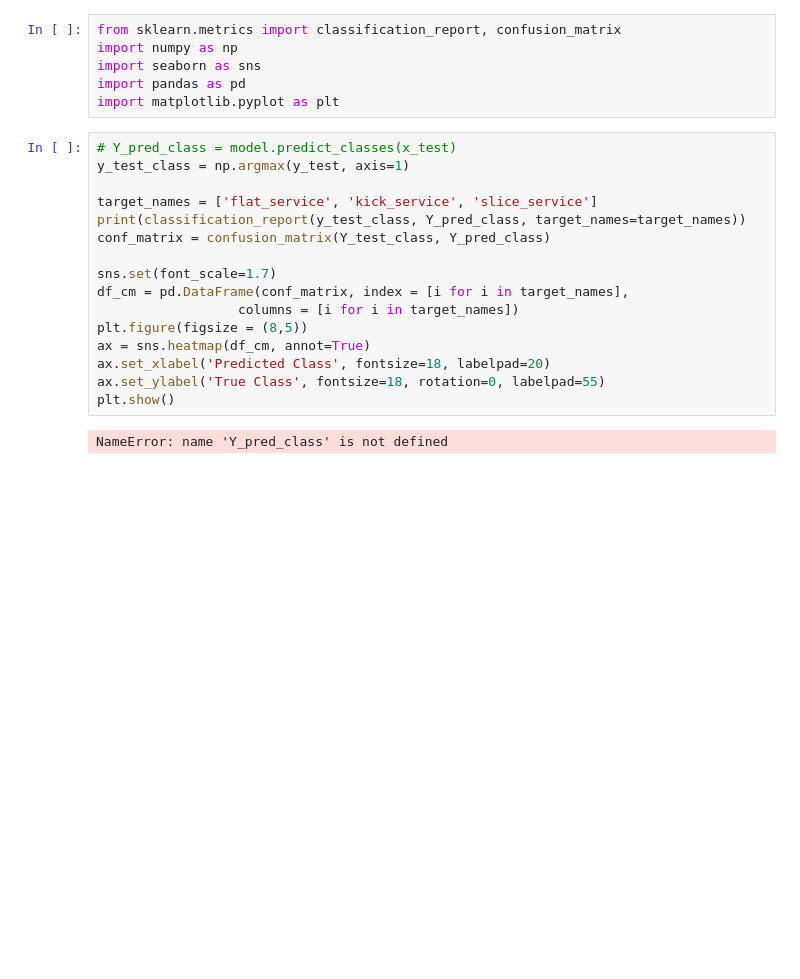
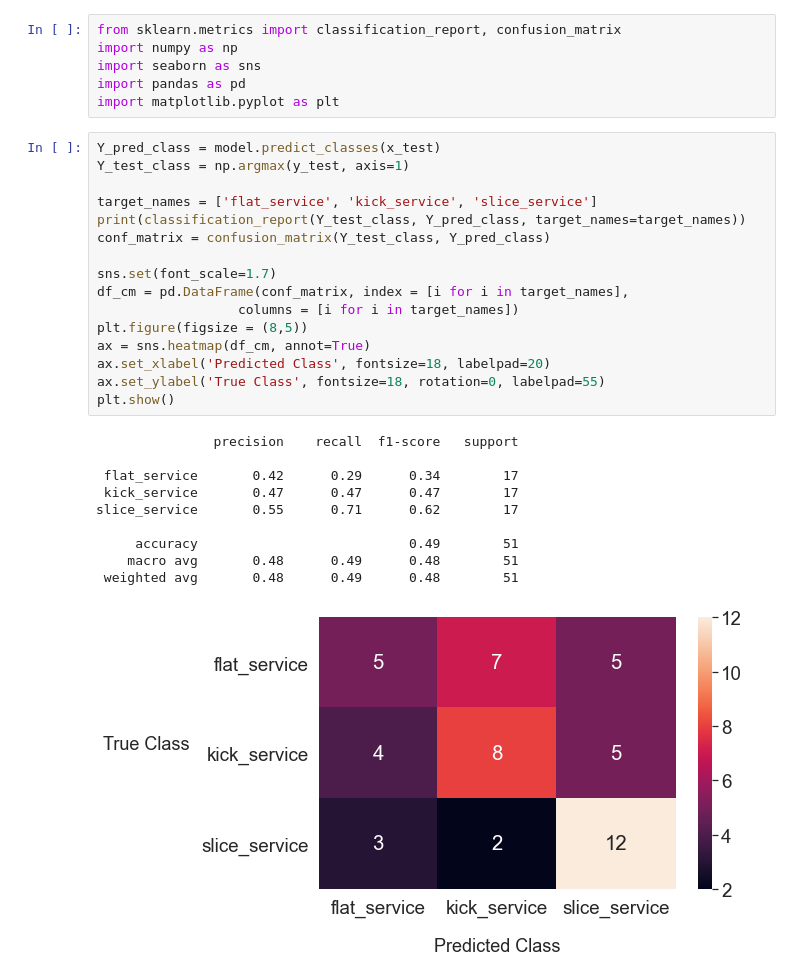
Before and after one commit to vxia777/tennis_serve_recognition, a Jupyter notebook: tune_hyperparams.ipynb, the cells around one changed output. Drawn from its saved outputs; the diff is of its cells as text; blank space fills up the shorter version.

```diff
--- a/tune_hyperparams.ipynb
+++ b/tune_hyperparams.ipynb
@@ -329,20 +327,29 @@ import seaborn as sns
 import pandas as pd
 import matplotlib.pyplot as plt
 # %%
-# Y_pred_class = model.predict_classes(x_test)
-y_test_class = np.argmax(y_test, axis=1)
+Y_pred_class = model.predict_classes(x_test)
+Y_test_class = np.argmax(y_test, axis=1)
 
 target_names = ['flat_service', 'kick_service', 'slice_service']
-print(classification_report(y_test_class, Y_pred_class, target_names=target_names))
+print(classification_report(Y_test_class, Y_pred_class, target_names=target_names))
 conf_matrix = confusion_matrix(Y_test_class, Y_pred_class)
 
 sns.set(font_scale=1.7)
 df_cm = pd.DataFrame(conf_matrix, index = [i for i in target_names],
                   columns = [i for i in target_names])
 plt.figure(figsize = (8,5))
 ax = sns.heatmap(df_cm, annot=True)
 ax.set_xlabel('Predicted Class', fontsize=18, labelpad=20)
 ax.set_ylabel('True Class', fontsize=18, rotation=0, labelpad=55)
 plt.show()
 # %% [output]
-NameError: name 'Y_pred_class' is not defined
+               precision    recall  f1-score   support
+
+ flat_service       0.42      0.29      0.34        17
+ kick_service       0.47      0.47      0.47        17
+slice_service       0.55      0.71      0.62        17
+
+     accuracy                           0.49        51
+    macro avg       0.48      0.49      0.48        51
+ weighted avg       0.48      0.49      0.48        51
+[figure, added]
```
Also changed, not shown: parts of 2 cells of this notebook.
